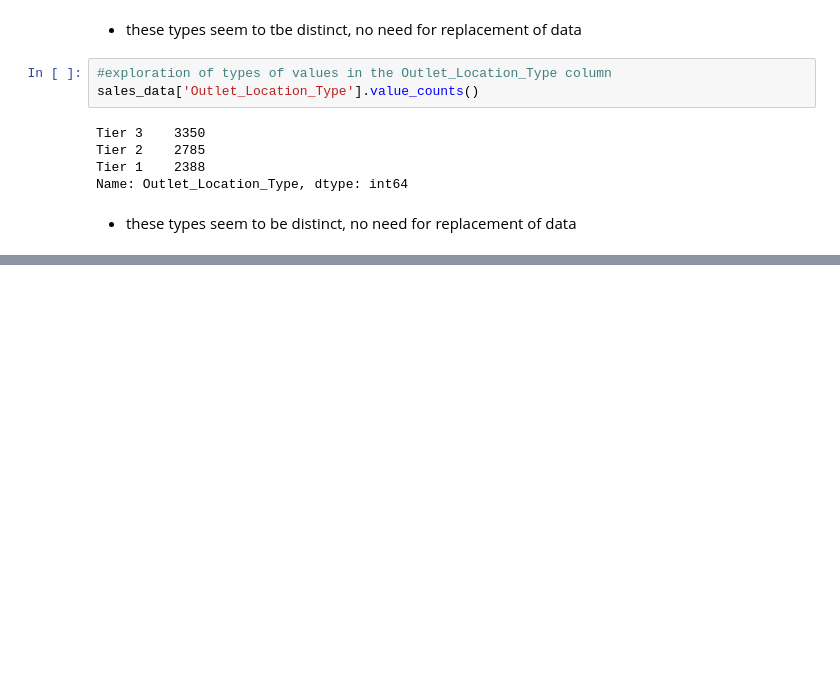
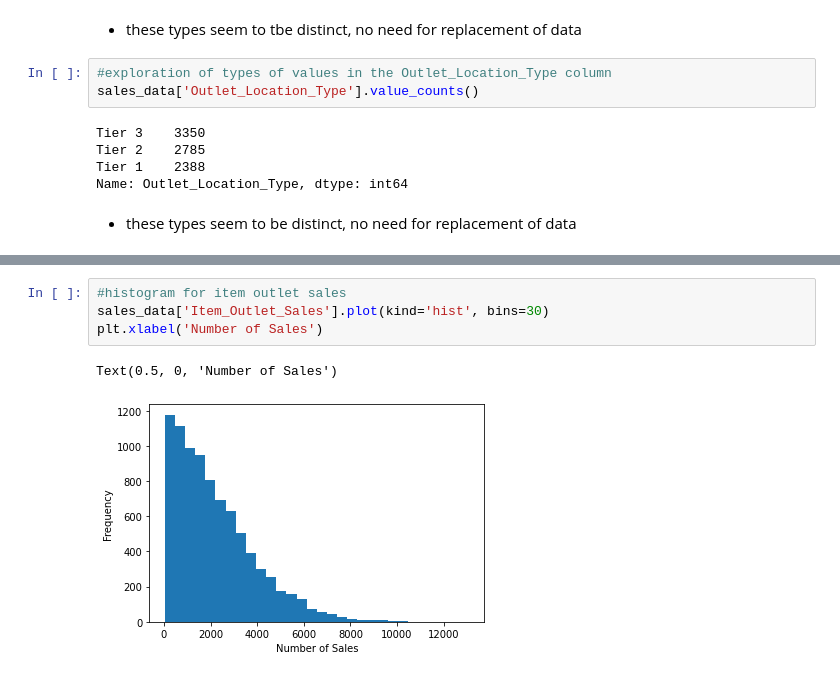
Before and after one commit to ELBrown11/CodingDojoPortfolioProjects, a Jupyter notebook: Project1.ipynb, the cells around one changed output, grey strips where cells are left out. Cells and saved outputs as stored; diff of their text form; blank space fills up the shorter version.

```diff
--- a/Project1.ipynb
+++ b/Project1.ipynb
@@ -201,0 +228,7 @@ Name: Outlet_Location_Type, dtype: int64
+# %%
+#histogram for item outlet sales
+sales_data['Item_Outlet_Sales'].plot(kind='hist', bins=30)
+plt.xlabel('Number of Sales')
+# %% [output]
+Text(0.5, 0, 'Number of Sales')
+[figure, added]
```
Also changed, not shown: parts of 14 cells of this notebook.
